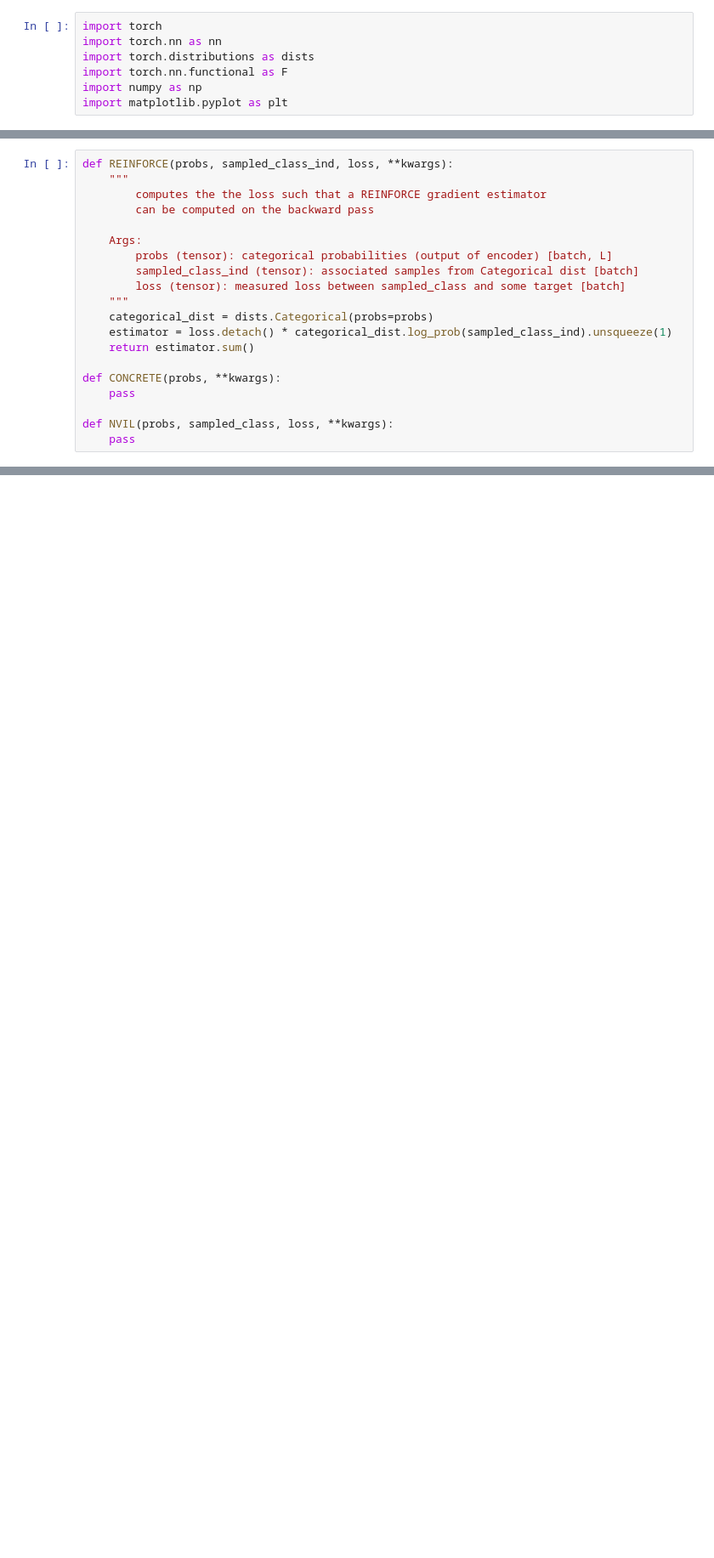
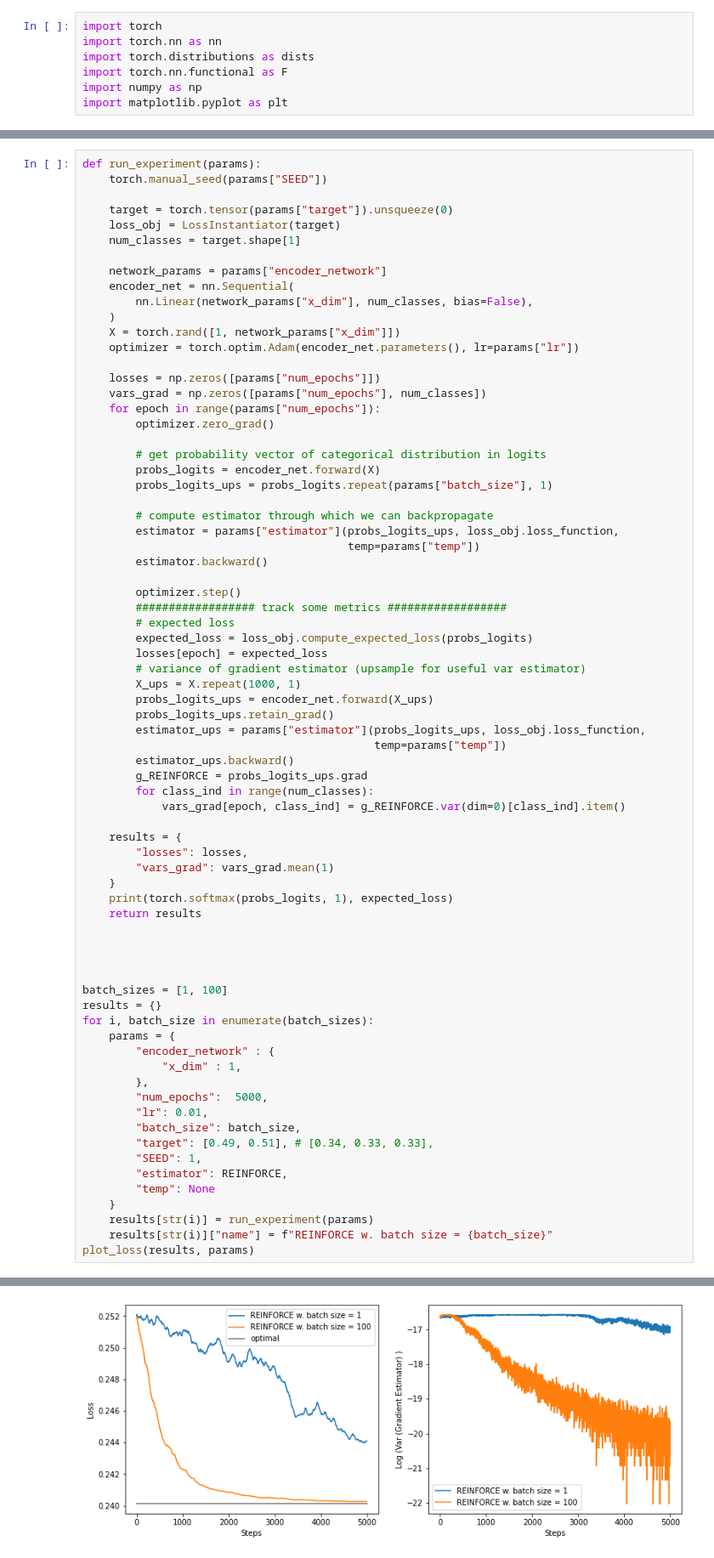
Before and after one commit to borea17/StrImaDec, a Jupyter notebook: Untitled.ipynb, the cells around one changed output, grey strips where cells are left out. Shown: that part at 85% size. Saved outputs shown, nothing was run; the diff lists cells and outputs as text; blank space fills up the shorter version.

```diff
--- a/Untitled.ipynb
+++ b/Untitled.ipynb
@@ -27,20 +7,0 @@ def loss_function(sampled_class, target):
-# %%
-def REINFORCE(probs, sampled_class_ind, loss, **kwargs):
-    """
-        computes the the loss such that a REINFORCE gradient estimator
-        can be computed on the backward pass
-
-    Args:
-        probs (tensor): categorical probabilities (output of encoder) [batch, L]
-        sampled_class_ind (tensor): associated samples from Categorical dist [batch]
-        loss (tensor): measured loss between sampled_class and some target [batch]
-    """
-    categorical_dist = dists.Categorical(probs=probs)
-    estimator = loss.detach() * categorical_dist.log_prob(sampled_class_ind).unsqueeze(1)
-    return estimator.sum()
-
-def CONCRETE(probs, **kwargs):
-    pass
-
-def NVIL(probs, sampled_class, loss, **kwargs):
-    pass
@@ -46,0 +137,74 @@ def NVIL(probs, sampled_class, loss, **kwargs):
+# %%
+def run_experiment(params):
+    torch.manual_seed(params["SEED"])
+
+    target = torch.tensor(params["target"]).unsqueeze(0)
+    loss_obj = LossInstantiator(target)
+    num_classes = target.shape[1]
+
+    network_params = params["encoder_network"]
+    encoder_net = nn.Sequential(
+        nn.Linear(network_params["x_dim"], num_classes, bias=False),
+    )
+    X = torch.rand([1, network_params["x_dim"]])
+    optimizer = torch.optim.Adam(encoder_net.parameters(), lr=params["lr"])
+
+    losses = np.zeros([params["num_epochs"]])
+    vars_grad = np.zeros([params["num_epochs"], num_classes])
+    for epoch in range(params["num_epochs"]):
+        optimizer.zero_grad()
+
+        # get probability vector of categorical distribution in logits
+        probs_logits = encoder_net.forward(X)
+        probs_logits_ups = probs_logits.repeat(params["batch_size"], 1)
+
+        # compute estimator through which we can backpropagate
+        estimator = params["estimator"](probs_logits_ups, loss_obj.loss_function,
+                                        temp=params["temp"])
+        estimator.backward()
+
+        optimizer.step()
+        ################## track some metrics ##################
+        # expected loss
+        expected_loss = loss_obj.compute_expected_loss(probs_logits)
+        losses[epoch] = expected_loss
+        # variance of gradient estimator (upsample for useful var estimator)
+        X_ups = X.repeat(1000, 1)
+        probs_logits_ups = encoder_net.forward(X_ups)
+        probs_logits_ups.retain_grad()
+        estimator_ups = params["estimator"](probs_logits_ups, loss_obj.loss_function,
+                                            temp=params["temp"])
+        estimator_ups.backward()
+        g_REINFORCE = probs_logits_ups.grad
+        for class_ind in range(num_classes):
+            vars_grad[epoch, class_ind] = g_REINFORCE.var(dim=0)[class_ind].item()
+
+    results = {
+        "losses": losses,
+        "vars_grad": vars_grad.mean(1)
+    }
+    print(torch.softmax(probs_logits, 1), expected_loss)
+    return results
+
+
+
+
+batch_sizes = [1, 100]
+results = {}
+for i, batch_size in enumerate(batch_sizes):
+    params = {
+        "encoder_network" : {
+            "x_dim" : 1,
+        },
+        "num_epochs":  5000,
+        "lr": 0.01,
+        "batch_size": batch_size,
+        "target": [0.49, 0.51], # [0.34, 0.33, 0.33],
+        "SEED": 1,
+        "estimator": REINFORCE,
+        "temp": None
+    }
+    results[str(i)] = run_experiment(params)
+    results[str(i)]["name"] = f"REINFORCE w. batch size = {batch_size}"
+plot_loss(results, params)
+# %% [output]
@@ -46,0 +213 @@ def NVIL(probs, sampled_class, loss, **kwargs):
+[figure, added]
```
Also changed, not shown: parts of 10 cells of this notebook.
